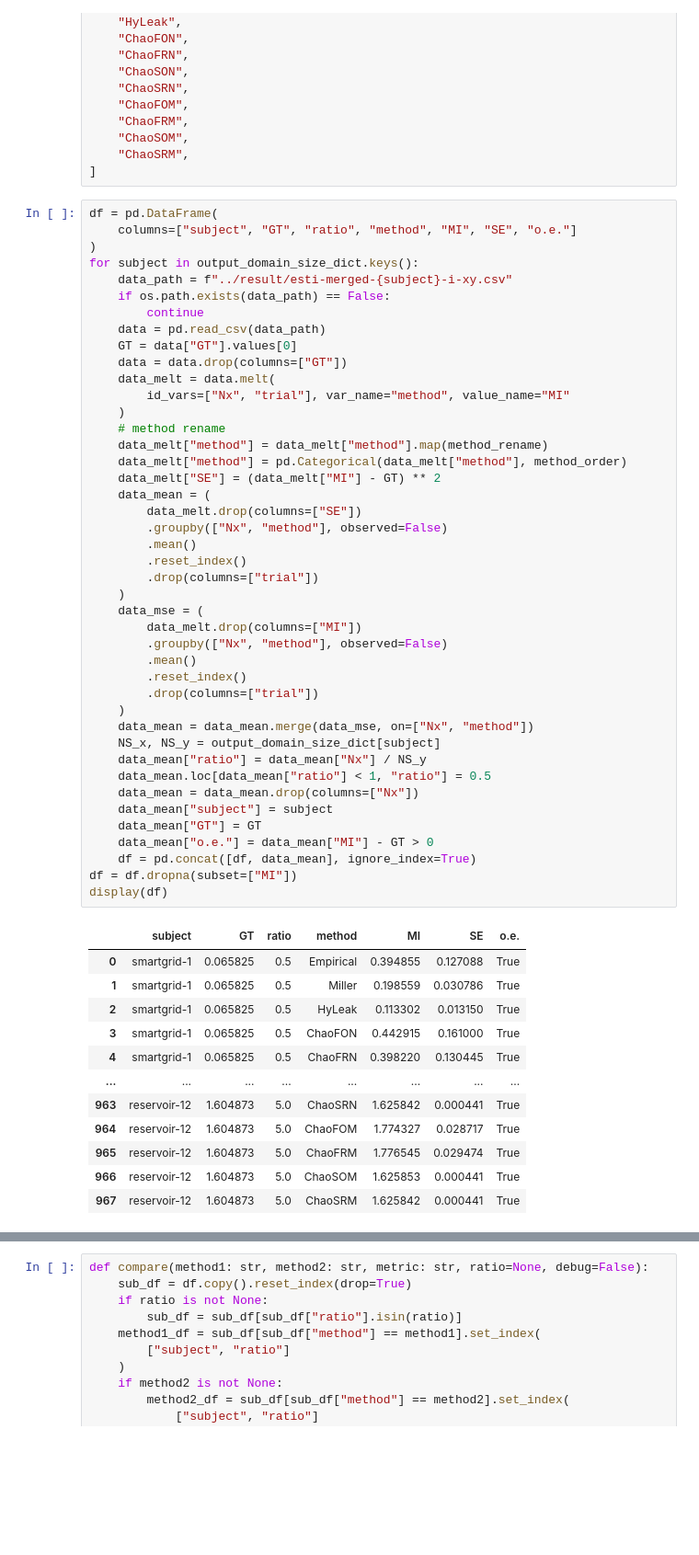
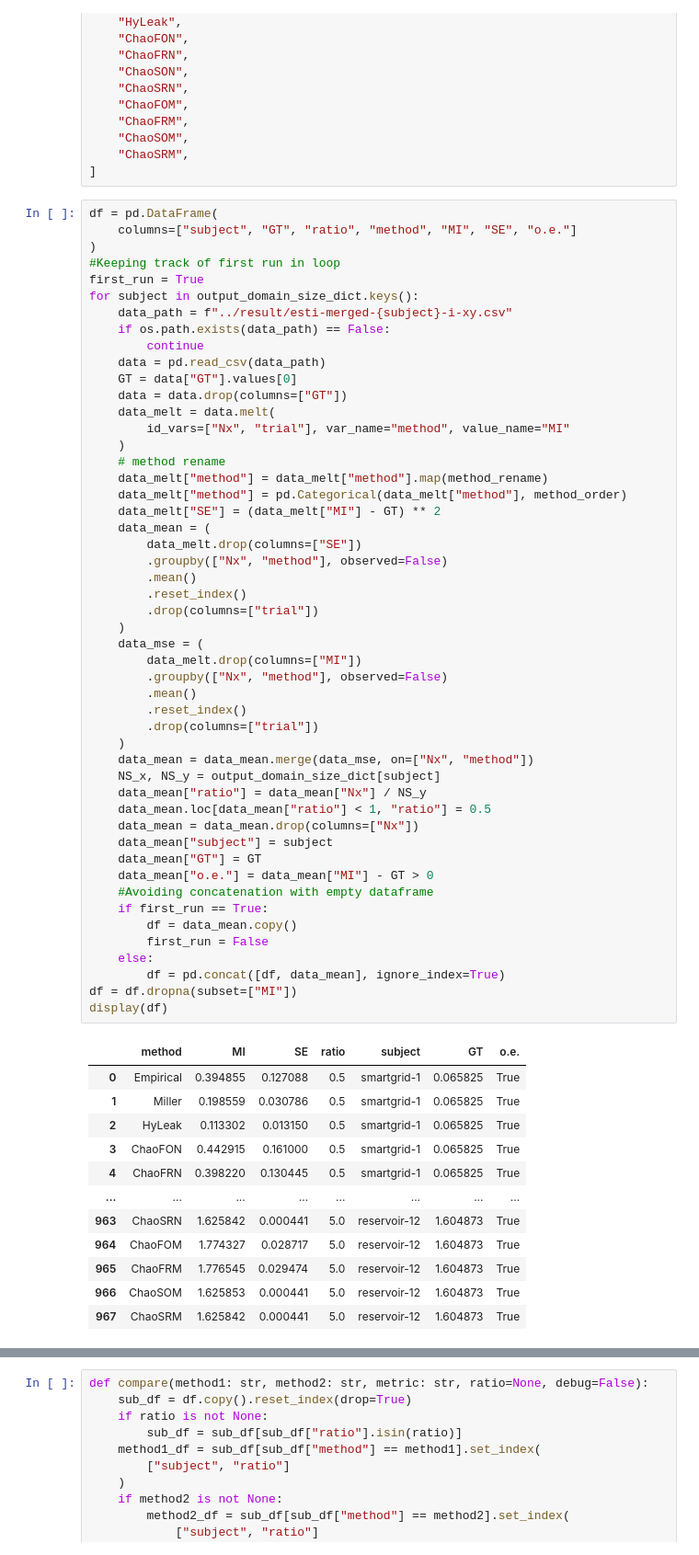
Before and after one commit to knittingirl/ChaoMI, a Jupyter notebook: notebook/RQ2.ipynb, the cells around one changed output, grey strips where cells are left out. Shown at 92% size. Cells and saved outputs as stored; diff of their text form; blank space fills up the shorter version.

```diff
--- a/notebook/RQ2.ipynb
+++ b/notebook/RQ2.ipynb
@@ -70,6 +70,8 @@ method_order = [
 df = pd.DataFrame(
     columns=["subject", "GT", "ratio", "method", "MI", "SE", "o.e."]
 )
+#Keeping track of first run in loop
+first_run = True
 for subject in output_domain_size_dict.keys():
     data_path = f"../result/esti-merged-{subject}-i-xy.csv"
     if os.path.exists(data_path) == False:
@@ -82,46 +84,51 @@ for subject in output_domain_size_dict.keys():
     )
     # method rename
     data_melt["method"] = data_melt["method"].map(method_rename)
     data_melt["method"] = pd.Categorical(data_melt["method"], method_order)
     data_melt["SE"] = (data_melt["MI"] - GT) ** 2
     data_mean = (
         data_melt.drop(columns=["SE"])
         .groupby(["Nx", "method"], observed=False)
         .mean()
         .reset_index()
         .drop(columns=["trial"])
     )
     data_mse = (
         data_melt.drop(columns=["MI"])
         .groupby(["Nx", "method"], observed=False)
         .mean()
         .reset_index()
         .drop(columns=["trial"])
     )
     data_mean = data_mean.merge(data_mse, on=["Nx", "method"])
     NS_x, NS_y = output_domain_size_dict[subject]
     data_mean["ratio"] = data_mean["Nx"] / NS_y
     data_mean.loc[data_mean["ratio"] < 1, "ratio"] = 0.5
     data_mean = data_mean.drop(columns=["Nx"])
     data_mean["subject"] = subject
     data_mean["GT"] = GT
     data_mean["o.e."] = data_mean["MI"] - GT > 0
-    df = pd.concat([df, data_mean], ignore_index=True)
+    #Avoiding concatenation with empty dataframe
+    if first_run == True:
+        df = data_mean.copy()
+        first_run = False
+    else:
+        df = pd.concat([df, data_mean], ignore_index=True)
 df = df.dropna(subset=["MI"])
 display(df)
 # %% [output]
-|  | subject | GT | ratio | method | MI | SE | o.e. |
-| 0 | smartgrid-1 | 0.065825 | 0.5 | Empirical | 0.394855 | 0.127088 | True |
-| 1 | smartgrid-1 | 0.065825 | 0.5 | Miller | 0.198559 | 0.030786 | True |
-| 2 | smartgrid-1 | 0.065825 | 0.5 | HyLeak | 0.113302 | 0.013150 | True |
-| 3 | smartgrid-1 | 0.065825 | 0.5 | ChaoFON | 0.442915 | 0.161000 | True |
-| 4 | smartgrid-1 | 0.065825 | 0.5 | ChaoFRN | 0.398220 | 0.130445 | True |
+|  | method | MI | SE | ratio | subject | GT | o.e. |
+| 0 | Empirical | 0.394855 | 0.127088 | 0.5 | smartgrid-1 | 0.065825 | True |
+| 1 | Miller | 0.198559 | 0.030786 | 0.5 | smartgrid-1 | 0.065825 | True |
+| 2 | HyLeak | 0.113302 | 0.013150 | 0.5 | smartgrid-1 | 0.065825 | True |
+| 3 | ChaoFON | 0.442915 | 0.161000 | 0.5 | smartgrid-1 | 0.065825 | True |
+| 4 | ChaoFRN | 0.398220 | 0.130445 | 0.5 | smartgrid-1 | 0.065825 | True |
 | ... | ... | ... | ... | ... | ... | ... | ... |
-| 963 | reservoir-12 | 1.604873 | 5.0 | ChaoSRN | 1.625842 | 0.000441 | True |
-| 964 | reservoir-12 | 1.604873 | 5.0 | ChaoFOM | 1.774327 | 0.028717 | True |
-| 965 | reservoir-12 | 1.604873 | 5.0 | ChaoFRM | 1.776545 | 0.029474 | True |
-| 966 | reservoir-12 | 1.604873 | 5.0 | ChaoSOM | 1.625853 | 0.000441 | True |
-| 967 | reservoir-12 | 1.604873 | 5.0 | ChaoSRM | 1.625842 | 0.000441 | True |
+| 963 | ChaoSRN | 1.625842 | 0.000441 | 5.0 | reservoir-12 | 1.604873 | True |
+| 964 | ChaoFOM | 1.774327 | 0.028717 | 5.0 | reservoir-12 | 1.604873 | True |
+| 965 | ChaoFRM | 1.776545 | 0.029474 | 5.0 | reservoir-12 | 1.604873 | True |
+| 966 | ChaoSOM | 1.625853 | 0.000441 | 5.0 | reservoir-12 | 1.604873 | True |
+| 967 | ChaoSRM | 1.625842 | 0.000441 | 5.0 | reservoir-12 | 1.604873 | True |
 968 rows × 7 columns
 # %%
 def compare(method1: str, method2: str, metric: str, ratio=None, debug=False):
```
Also changed, not shown: parts of 8 cells of this notebook, 5 other files.
